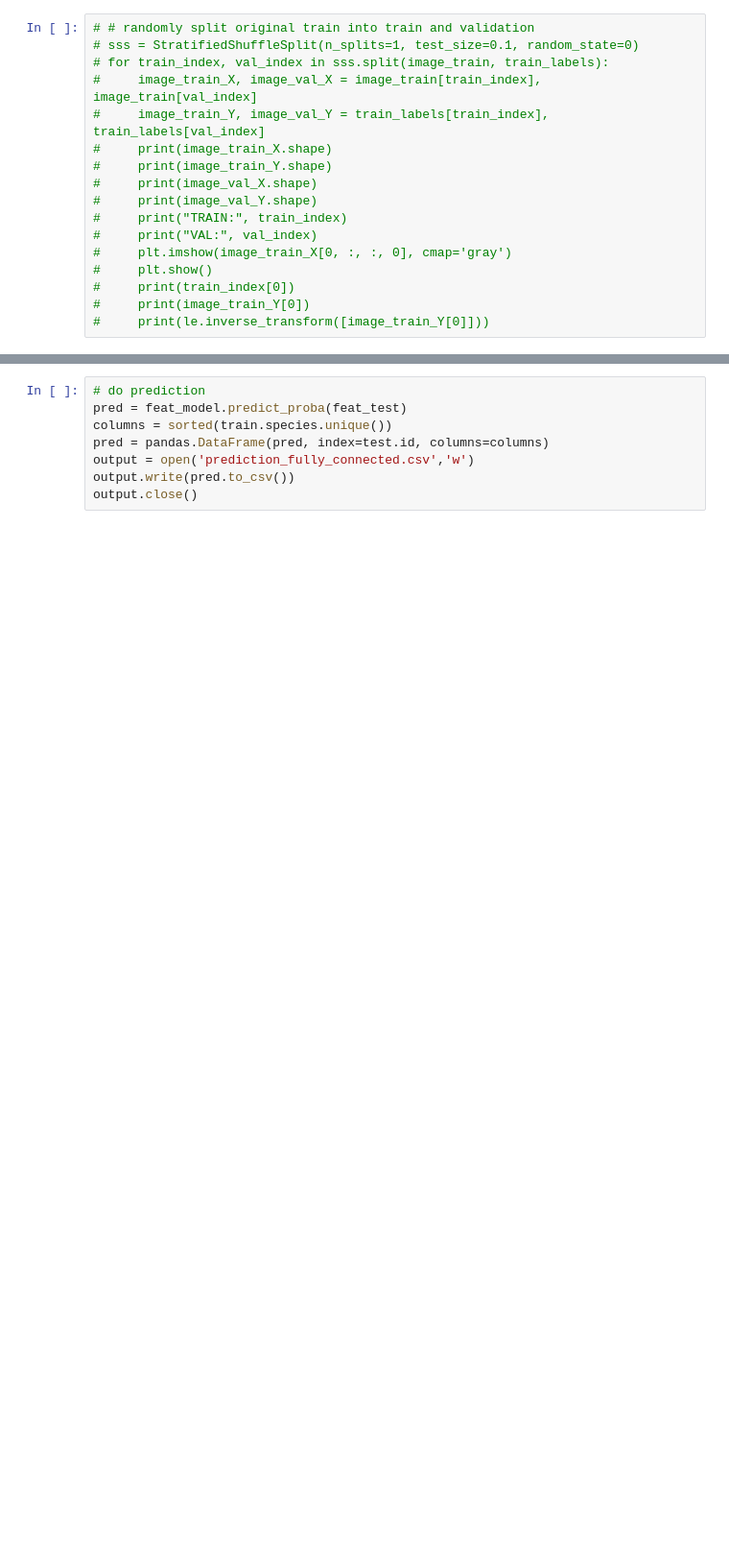
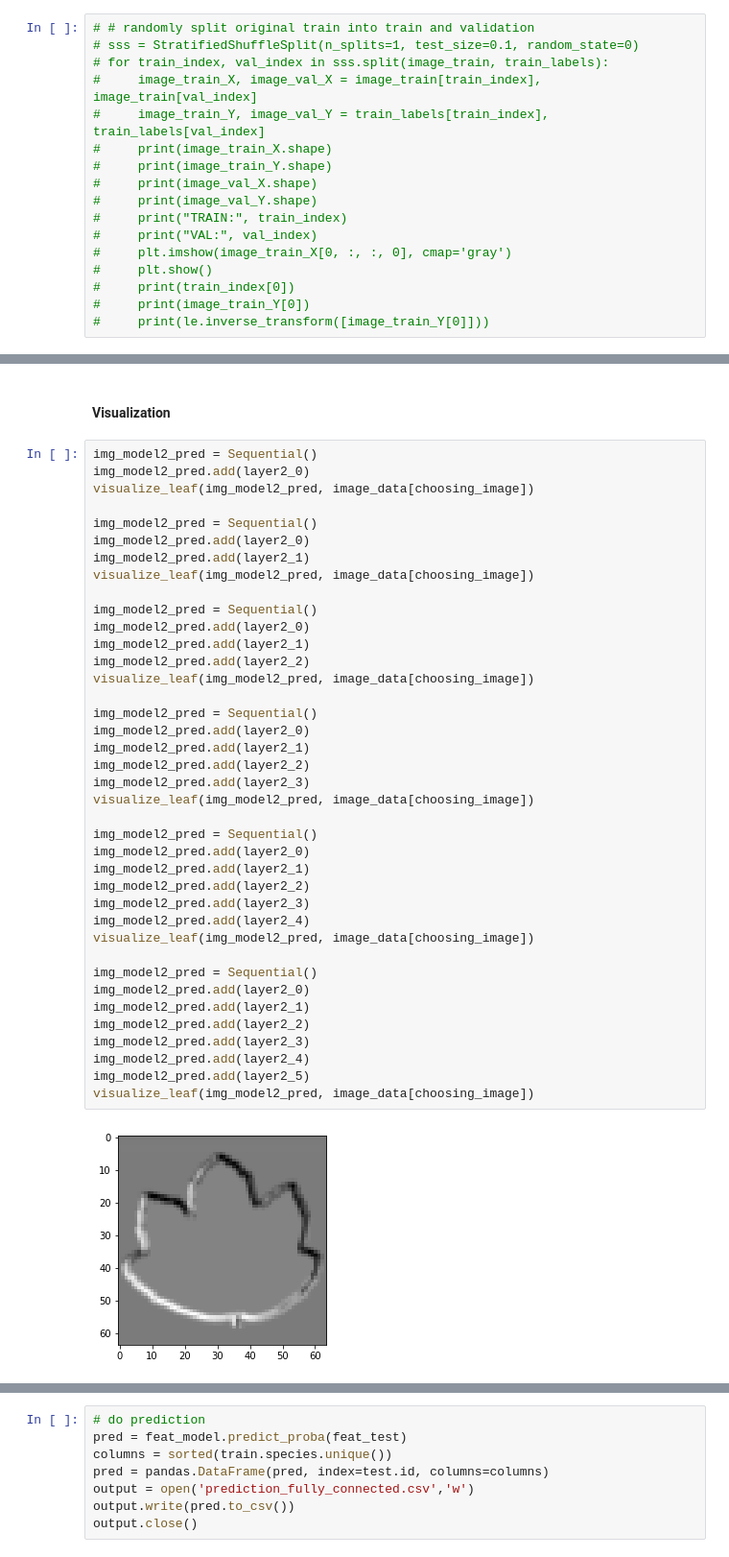
Before and after one commit to zlmoment/deepLeaf, a Jupyter notebook: deepLeaf.ipynb, the cells around one changed output, grey strips where cells are left out. Shown: that part at 96% size. Cells and saved outputs as stored; diff of their text form; blank space fills up the shorter version.

```diff
--- a/deepLeaf.ipynb
+++ b/deepLeaf.ipynb
@@ -689,0 +634,43 @@ if __name__ == '__main__':
+# %% [markdown]
+#### Visualization
+# %%
+img_model2_pred = Sequential()
+img_model2_pred.add(layer2_0)
+visualize_leaf(img_model2_pred, image_data[choosing_image])
+
+img_model2_pred = Sequential()
+img_model2_pred.add(layer2_0)
+img_model2_pred.add(layer2_1)
+visualize_leaf(img_model2_pred, image_data[choosing_image])
+
+img_model2_pred = Sequential()
+img_model2_pred.add(layer2_0)
+img_model2_pred.add(layer2_1)
+img_model2_pred.add(layer2_2)
+visualize_leaf(img_model2_pred, image_data[choosing_image])
+
+img_model2_pred = Sequential()
+img_model2_pred.add(layer2_0)
+img_model2_pred.add(layer2_1)
+img_model2_pred.add(layer2_2)
+img_model2_pred.add(layer2_3)
+visualize_leaf(img_model2_pred, image_data[choosing_image])
+
+img_model2_pred = Sequential()
+img_model2_pred.add(layer2_0)
+img_model2_pred.add(layer2_1)
+img_model2_pred.add(layer2_2)
+img_model2_pred.add(layer2_3)
+img_model2_pred.add(layer2_4)
+visualize_leaf(img_model2_pred, image_data[choosing_image])
+
+img_model2_pred = Sequential()
+img_model2_pred.add(layer2_0)
+img_model2_pred.add(layer2_1)
+img_model2_pred.add(layer2_2)
+img_model2_pred.add(layer2_3)
+img_model2_pred.add(layer2_4)
+img_model2_pred.add(layer2_5)
+visualize_leaf(img_model2_pred, image_data[choosing_image])
+# %% [output]
+[figure, added]
```
Also changed, not shown: parts of 67 cells of this notebook.
